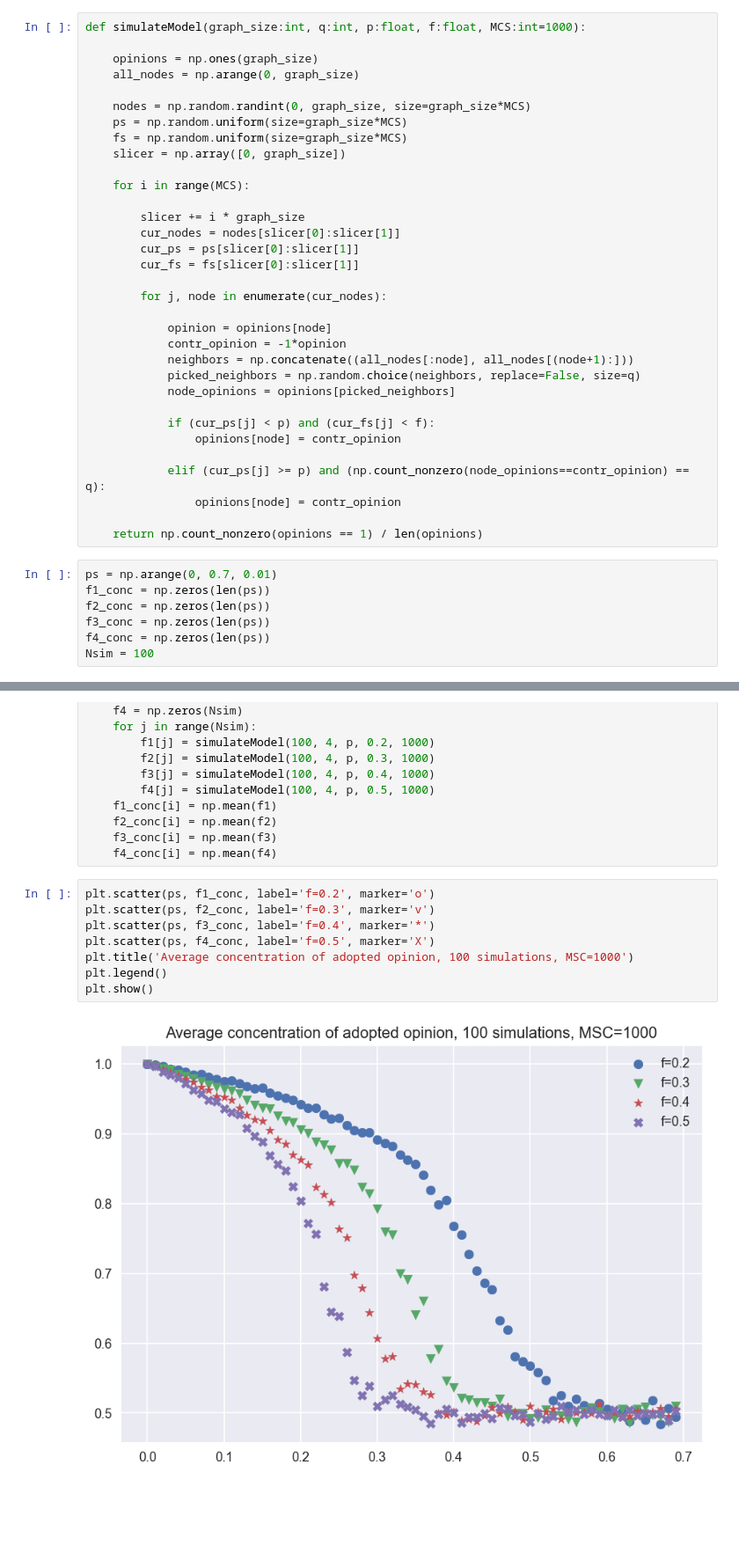
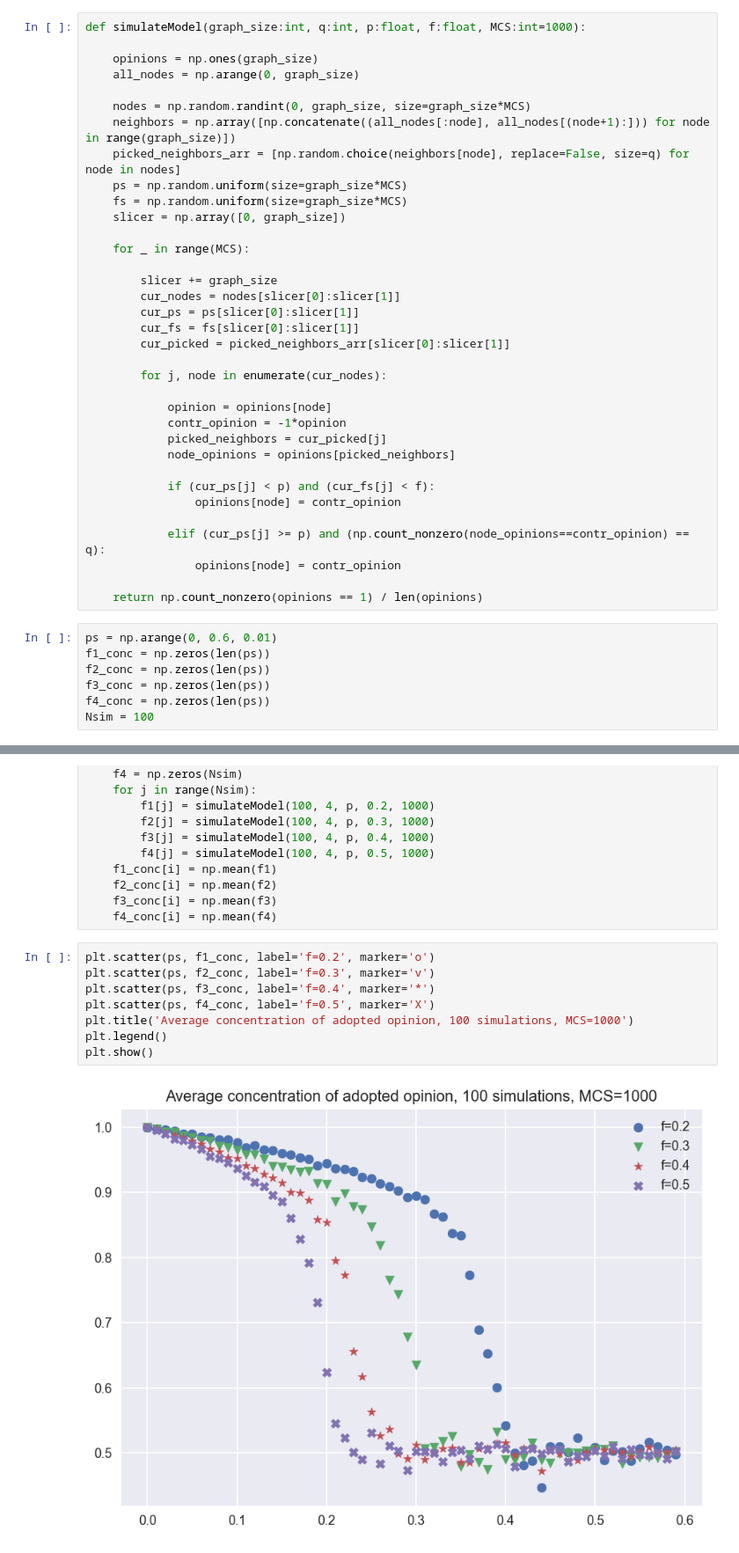
Before and after one commit to adamaj99pwr/ABM, a Jupyter notebook: List5/list5.ipynb, the cells around one changed output, grey strips where cells are left out. Shown: that part at 88% size. Cells and saved outputs as stored; diff of their text form; blank space fills up the shorter version.

```diff
--- a/List5/list5.ipynb
+++ b/List5/list5.ipynb
@@ -12,23 +12,25 @@ def simulateModel(graph_size:int, q:int, p:float, f:float, MCS:int=1000):
     all_nodes = np.arange(0, graph_size)
 
     nodes = np.random.randint(0, graph_size, size=graph_size*MCS)
+    neighbors = np.array([np.concatenate((all_nodes[:node], all_nodes[(node+1):])) for node in range(graph_size)])
+    picked_neighbors_arr = [np.random.choice(neighbors[node], replace=False, size=q) for node in nodes]
     ps = np.random.uniform(size=graph_size*MCS)
     fs = np.random.uniform(size=graph_size*MCS)
     slicer = np.array([0, graph_size])
 
-    for i in range(MCS):
+    for _ in range(MCS):
 
-        slicer += i * graph_size
+        slicer += graph_size
         cur_nodes = nodes[slicer[0]:slicer[1]]
         cur_ps = ps[slicer[0]:slicer[1]]
         cur_fs = fs[slicer[0]:slicer[1]]
+        cur_picked = picked_neighbors_arr[slicer[0]:slicer[1]]
 
         for j, node in enumerate(cur_nodes):
 
             opinion = opinions[node]
             contr_opinion = -1*opinion
-            neighbors = np.concatenate((all_nodes[:node], all_nodes[(node+1):]))
-            picked_neighbors = np.random.choice(neighbors, replace=False, size=q)
+            picked_neighbors = cur_picked[j]
             node_opinions = opinions[picked_neighbors]
 
             if (cur_ps[j] < p) and (cur_fs[j] < f):
@@ -39,7 +41,7 @@ def simulateModel(graph_size:int, q:int, p:float, f:float, MCS:int=1000):
 
     return np.count_nonzero(opinions == 1) / len(opinions)
 # %%
-ps = np.arange(0, 0.7, 0.01)
+ps = np.arange(0, 0.6, 0.01)
 f1_conc = np.zeros(len(ps))
 f2_conc = np.zeros(len(ps))
 f3_conc = np.zeros(len(ps))
@@ -63,10 +65,10 @@ for i, p in enumerate(ps):
 # %%
 plt.scatter(ps, f1_conc, label='f=0.2', marker='o')
 plt.scatter(ps, f2_conc, label='f=0.3', marker='v')
 plt.scatter(ps, f3_conc, label='f=0.4', marker='*')
 plt.scatter(ps, f4_conc, label='f=0.5', marker='X')
-plt.title('Average concentration of adopted opinion, 100 simulations, MSC=1000')
+plt.title('Average concentration of adopted opinion, 100 simulations, MCS=1000')
 plt.legend()
 plt.show()
 # %% [output]
-[figure, old version]
+[figure, new version]
```
Also changed, not shown: parts of 3 cells of this notebook, 1 other file.
